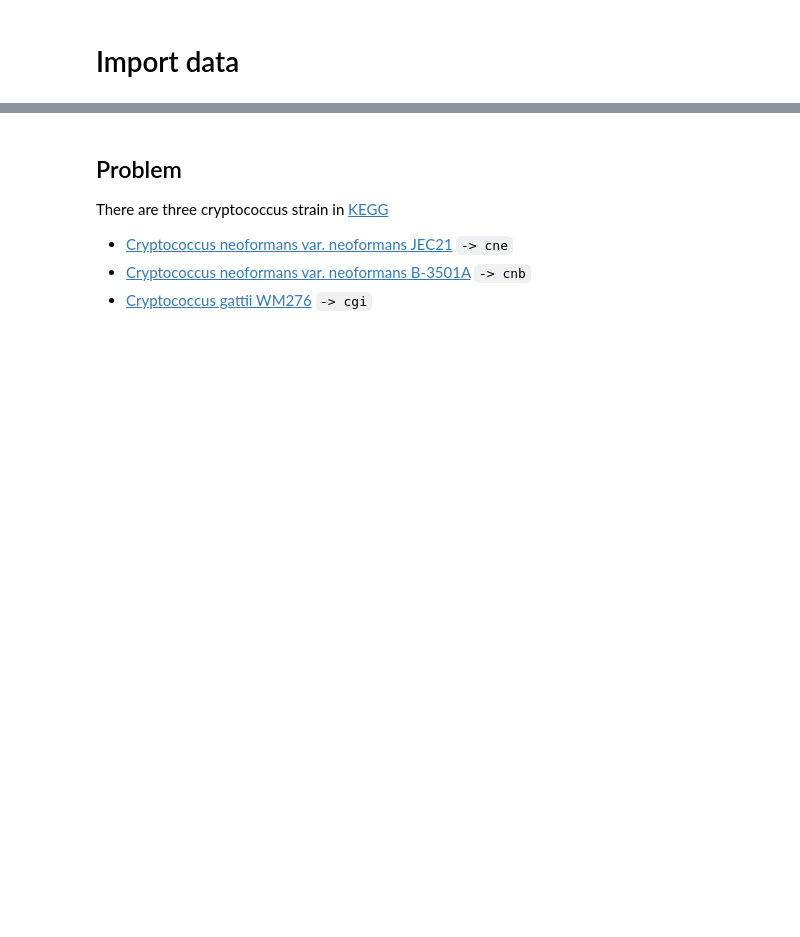
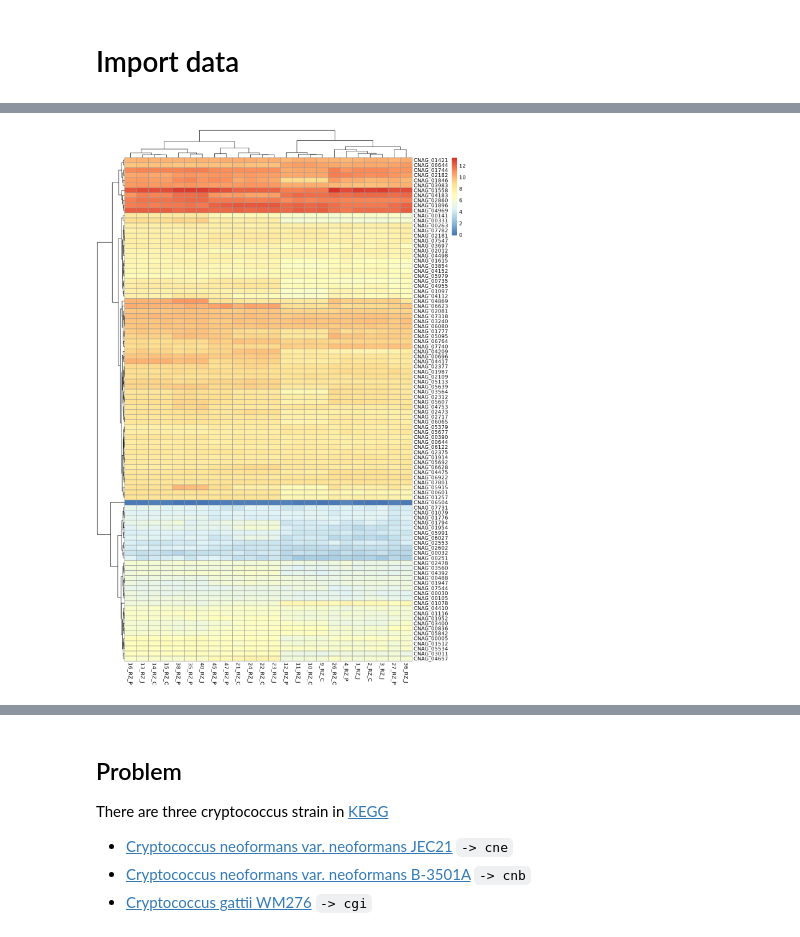
Before and after one commit to ofetad/HTS-notebooks, a Jupyter notebook: biomedical_informatics/pathway_results_visualization.ipynb, the cells around one changed output, grey strips where cells are left out. Saved outputs shown, nothing was run; the diff lists cells and outputs as text; code cells hidden in the pictures; blank space fills up the shorter version.

```diff
--- a/biomedical_informatics/pathway_results_visualization.ipynb
+++ b/biomedical_informatics/pathway_results_visualization.ipynb
@@ -72,0 +122,6 @@ rld    <- rld_add
+# %%
+### Heatmap for geneset based on rlog transformed "expressions"
+options(repr.plot.width = 10, repr.plot.height = 15)
+pheatmap(assay(rld)[genelst,])
+# %% [output]
+[figure, added]
```
Also changed, not shown: parts of 28 cells of this notebook, 6 other files.
